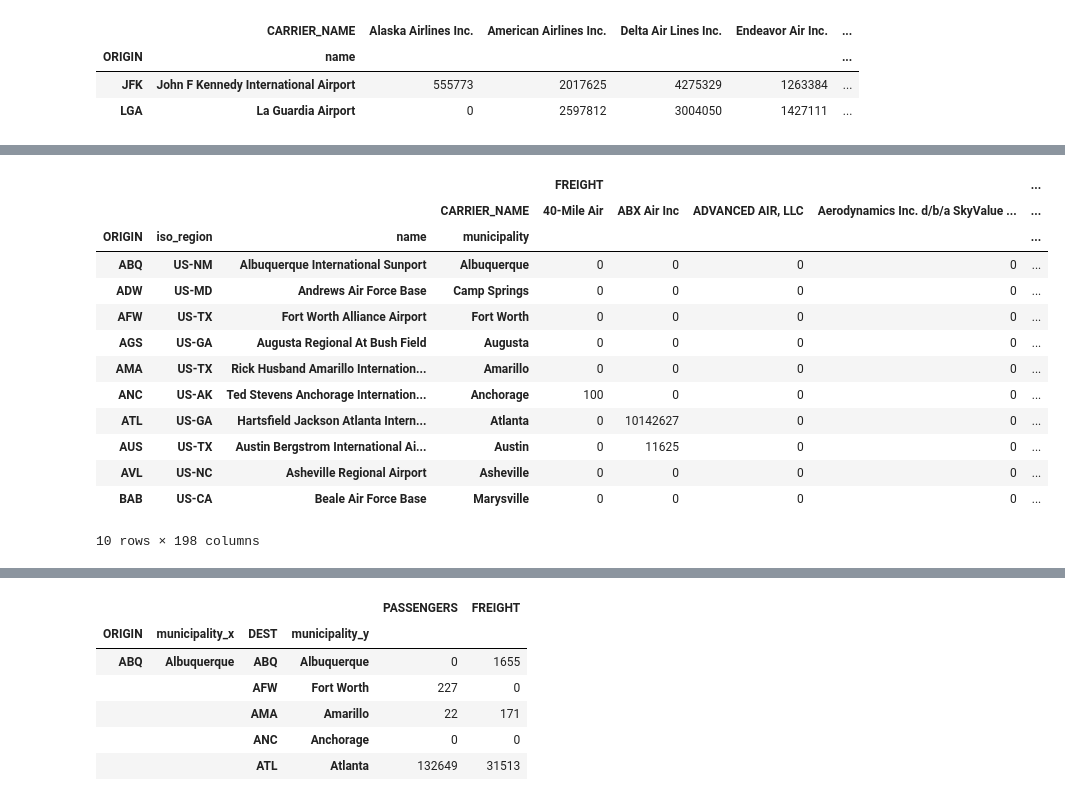
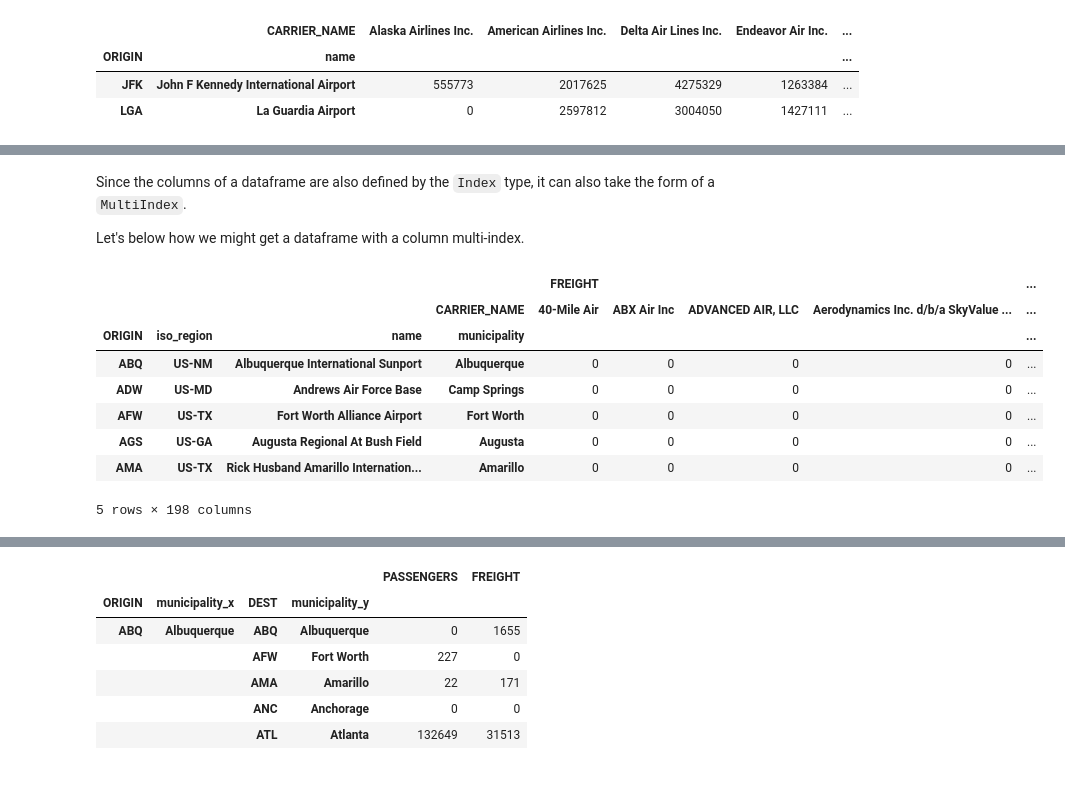
Before and after one commit to amangup/data-analysis-bootcamp, a Jupyter notebook: 08-Pandas3/pandas3.ipynb, the cells around one changed output, grey strips where cells are left out. Saved outputs shown, nothing was run; the diff lists cells and outputs as text; code cells hidden in the pictures.

```diff
--- a/08-Pandas3/pandas3.ipynb
+++ b/08-Pandas3/pandas3.ipynb
@@ -333,18 +325,17 @@ final_airline_compare.loc['US-CA']
+# %% [markdown]
+Since the columns of a dataframe are also defined by the `Index` type, it can also take the form of a `MultiIndex`.
+
+Let's below how we might get a dataframe with a column multi-index.
 # %%
 pivot_df2 = pd.pivot_table(large_airport_stats_df, index=['ORIGIN', 'iso_region', 'name', 'municipality'], columns=['CARRIER_NAME'], values=['PASSENGERS', 'FREIGHT'], aggfunc=sum, fill_value=0)
-pivot_df2.head(10)
+pivot_df2.head(5)
 # %% [output]
 |  |  |  |  | FREIGHT |  |  |  | ... |
 |  |  |  | CARRIER_NAME | 40-Mile Air | ABX Air Inc | ADVANCED AIR, LLC | Aerodynamics Inc. d/b/a SkyValue ... | ... |
 | ORIGIN | iso_region | name | municipality |  |  |  |  | ... |
 | ABQ | US-NM | Albuquerque International Sunport | Albuquerque | 0 | 0 | 0 | 0 | ... |
 | ADW | US-MD | Andrews Air Force Base | Camp Springs | 0 | 0 | 0 | 0 | ... |
 | AFW | US-TX | Fort Worth Alliance Airport | Fort Worth | 0 | 0 | 0 | 0 | ... |
 | AGS | US-GA | Augusta Regional At Bush Field | Augusta | 0 | 0 | 0 | 0 | ... |
 | AMA | US-TX | Rick Husband Amarillo Internation... | Amarillo | 0 | 0 | 0 | 0 | ... |
-| ANC | US-AK | Ted Stevens Anchorage Internation... | Anchorage | 100 | 0 | 0 | 0 | ... |
-| ATL | US-GA | Hartsfield Jackson Atlanta Intern... | Atlanta | 0 | 10142627 | 0 | 0 | ... |
-| AUS | US-TX | Austin Bergstrom International Ai... | Austin | 0 | 11625 | 0 | 0 | ... |
-| AVL | US-NC | Asheville Regional Airport | Asheville | 0 | 0 | 0 | 0 | ... |
-| BAB | US-CA | Beale Air Force Base | Marysville | 0 | 0 | 0 | 0 | ... |
-10 rows × 198 columns
+5 rows × 198 columns
```
Also changed, not shown: parts of 45 cells of this notebook.
